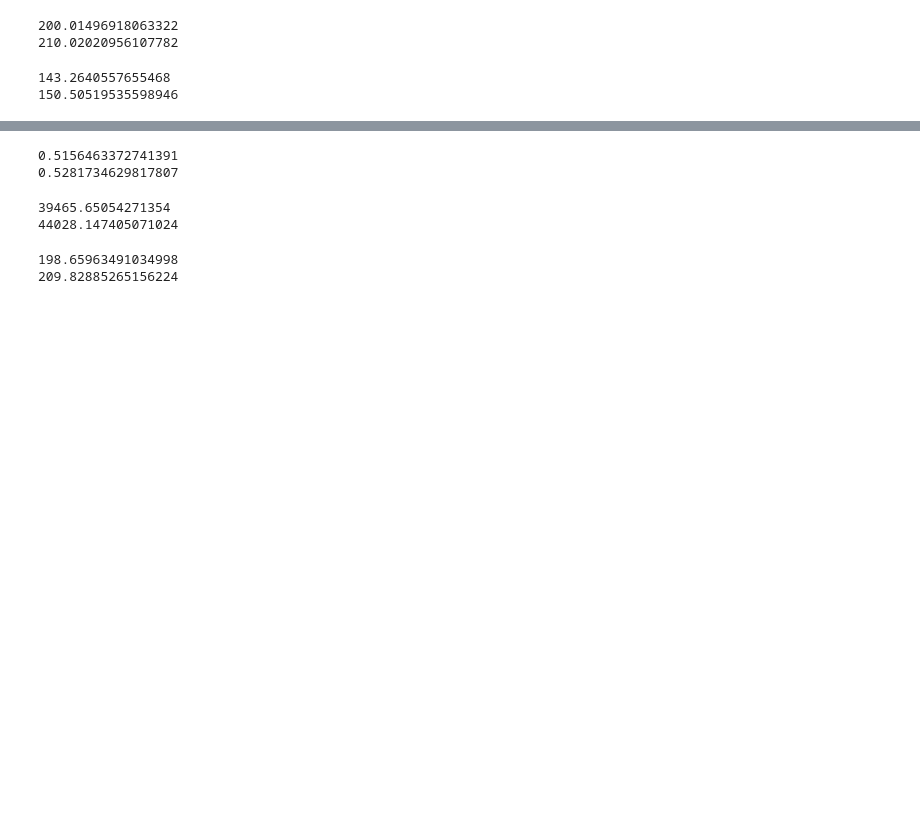
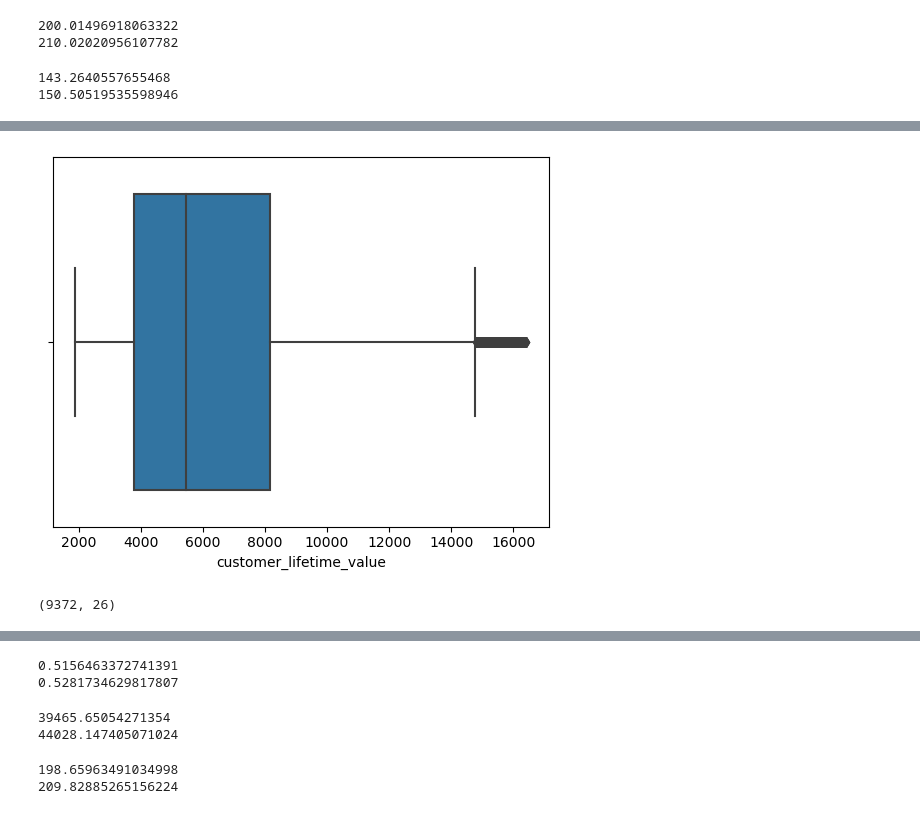
Before and after one commit to tashbenson/lab-customer-analysis-round-7, a Jupyter notebook: lab-round-7-solutions.ipynb, the cells around one changed output, grey strips where cells are left out. Cells and saved outputs as stored; diff of their text form; code cells hidden in the pictures; blank space fills up the shorter version.

```diff
--- a/lab-round-7-solutions.ipynb
+++ b/lab-round-7-solutions.ipynb
@@ -690,0 +700,14 @@ print(mean_absolute_error(y_test, y_pred_test))
+# %%
+iqr = np.percentile(data['customer_lifetime_value'],75) - np.percentile(data['customer_lifetime_value'],25)
+upper_limit = np.percentile(data['customer_lifetime_value'],75) + 1.5*iqr #upper whisker
+lower_limit = np.percentile(data['customer_lifetime_value'],25) - 1.5*iqr #lower whisker
+# %%
+data2 = data[(data['customer_lifetime_value']>lower_limit) & (data['customer_lifetime_value']<upper_limit)]
+sns.boxplot(x=data2['customer_lifetime_value'])
+plt.show()
+# %% [output]
+[figure, added]
+# %%
+data2.shape
+# %% [output]
+(9372, 26)
```
Also changed, not shown: parts of 15 cells of this notebook.
